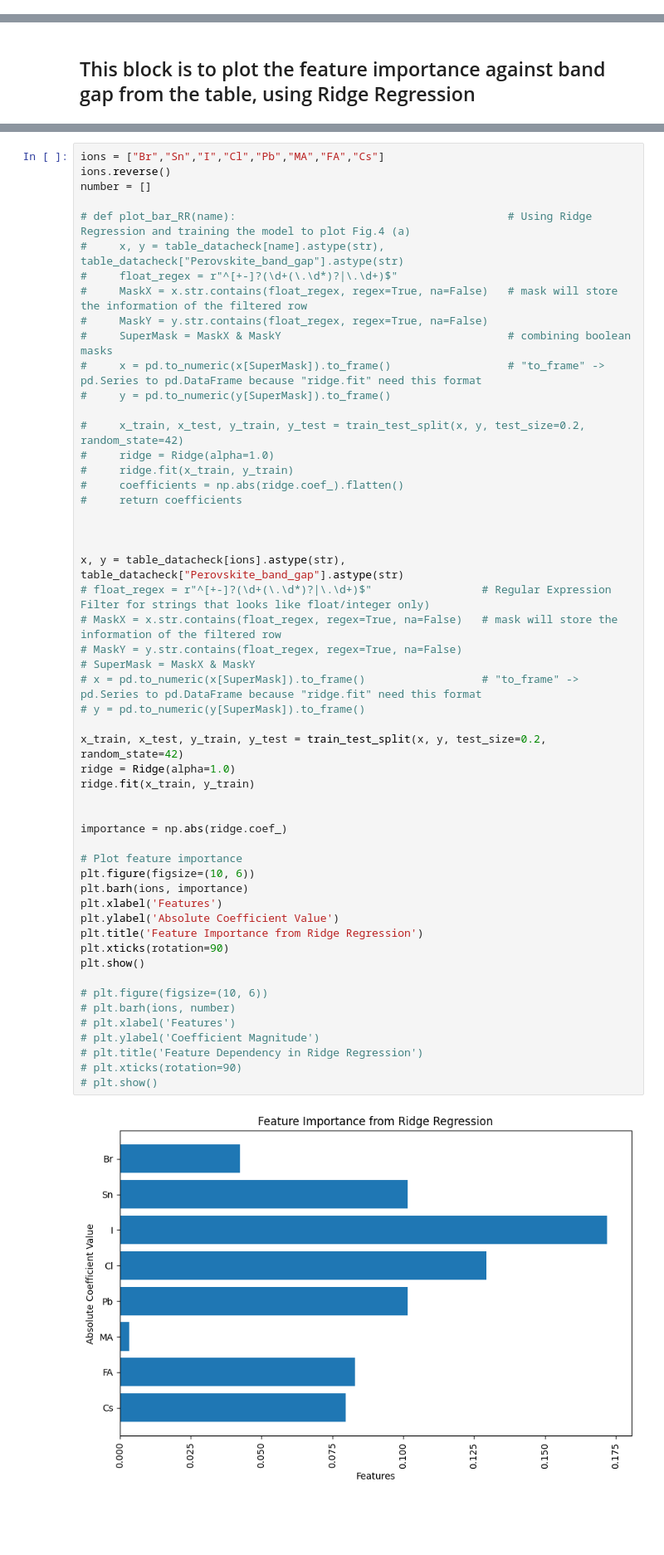
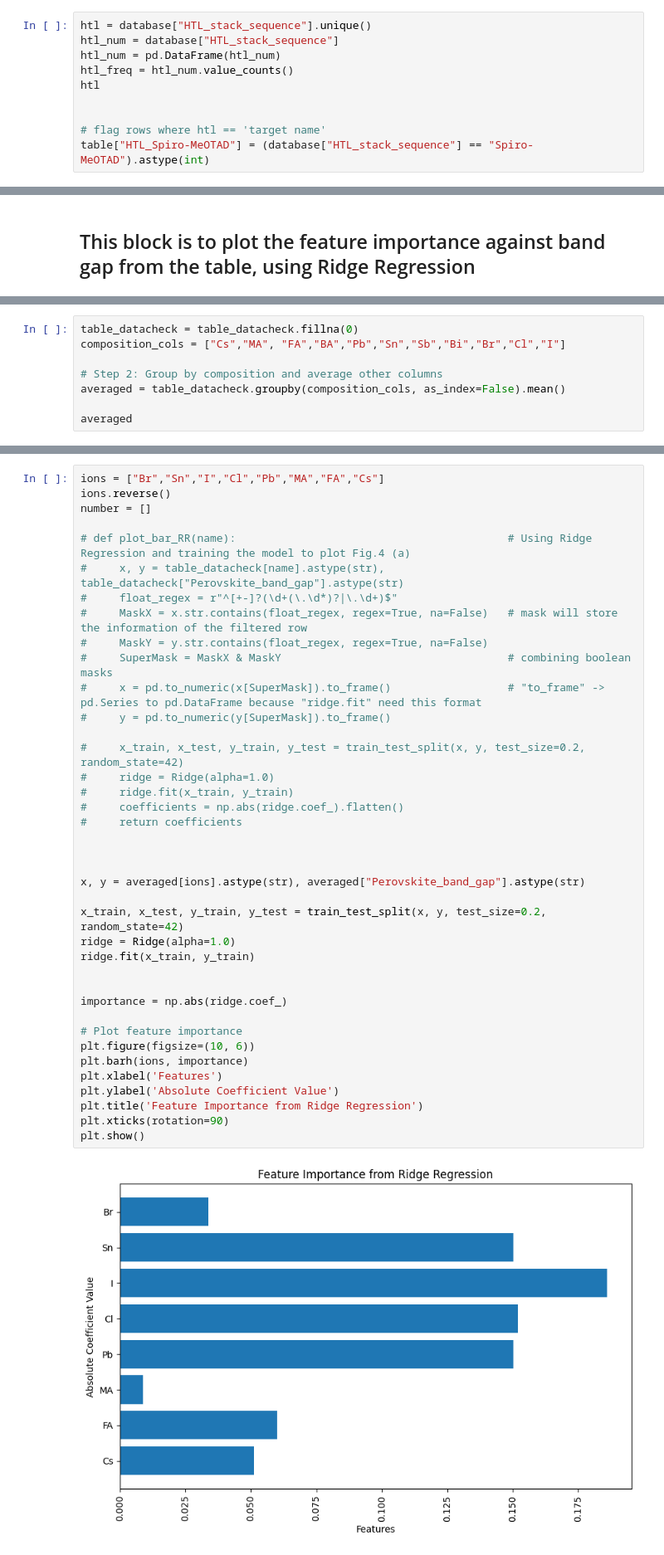
Before and after one commit to drcgreenland/PerovskiteML_project, a Jupyter notebook: replicating.ipynb, the cells around one changed output, grey strips where cells are left out. Shown: that part at 83% size. Saved outputs shown, nothing was run; the diff lists cells and outputs as text; blank space fills up the shorter version.

Commit message:
Tried grouping same compositions and it became too few.

```diff
--- a/replicating.ipynb
+++ b/replicating.ipynb
@@ -178,3 +219,13 @@ table
+# %%
+htl = database["HTL_stack_sequence"].unique()
+htl_num = database["HTL_stack_sequence"]
+htl_num = pd.DataFrame(htl_num)
+htl_freq = htl_num.value_counts()
+htl
+
+
+# flag rows where htl == 'target name'
+table["HTL_Spiro-MeOTAD"] = (database["HTL_stack_sequence"] == "Spiro-MeOTAD").astype(int)
 # %% [markdown]
 Here I filter out the points according to the plots shown by Hussian's work to make sure there are nothing significant exceeding the boundary points getting selected.
 # %%
@@ -388,0 +423,8 @@ table_datacheck
+# %%
+table_datacheck = table_datacheck.fillna(0)
+composition_cols = ["Cs","MA", "FA","BA","Pb","Sn","Sb","Bi","Br","Cl","I"]
+
+# Step 2: Group by composition and average other columns
+averaged = table_datacheck.groupby(composition_cols, as_index=False).mean()
+
+averaged
@@ -398,46 +454,32 @@ number = []
 #     MaskY = y.str.contains(float_regex, regex=True, na=False)
 #     SuperMask = MaskX & MaskY                                   # combining boolean masks
 #     x = pd.to_numeric(x[SuperMask]).to_frame()                  # "to_frame" -> pd.Series to pd.DataFrame because "ridge.fit" need this format
 #     y = pd.to_numeric(y[SuperMask]).to_frame()
 
 #     x_train, x_test, y_train, y_test = train_test_split(x, y, test_size=0.2, random_state=42)
 #     ridge = Ridge(alpha=1.0)
 #     ridge.fit(x_train, y_train)
 #     coefficients = np.abs(ridge.coef_).flatten()
 #     return coefficients
 
 
 
-x, y = table_datacheck[ions].astype(str), table_datacheck["Perovskite_band_gap"].astype(str)
-# float_regex = r"^[+-]?(\d+(\.\d*)?|\.\d+)$"                 # Regular Expression Filter for strings that looks like float/integer only)
-# MaskX = x.str.contains(float_regex, regex=True, na=False)   # mask will store the information of the filtered row
-# MaskY = y.str.contains(float_regex, regex=True, na=False)
-# SuperMask = MaskX & MaskY
-# x = pd.to_numeric(x[SuperMask]).to_frame()                  # "to_frame" -> pd.Series to pd.DataFrame because "ridge.fit" need this format
-# y = pd.to_numeric(y[SuperMask]).to_frame()
+x, y = averaged[ions].astype(str), averaged["Perovskite_band_gap"].astype(str)
 
 x_train, x_test, y_train, y_test = train_test_split(x, y, test_size=0.2, random_state=42)
 ridge = Ridge(alpha=1.0)
 ridge.fit(x_train, y_train)
 
 
 importance = np.abs(ridge.coef_)
 
 # Plot feature importance
 plt.figure(figsize=(10, 6))
 plt.barh(ions, importance)
 plt.xlabel('Features')
 plt.ylabel('Absolute Coefficient Value')
 plt.title('Feature Importance from Ridge Regression')
 plt.xticks(rotation=90)
 plt.show()
-
-# plt.figure(figsize=(10, 6))
-# plt.barh(ions, number)
-# plt.xlabel('Features')
-# plt.ylabel('Coefficient Magnitude')
-# plt.title('Feature Dependency in Ridge Regression')
-# plt.xticks(rotation=90)
-# plt.show()
 # %% [output]
-[figure, old version]
+[figure, new version]
```
Also changed, not shown: parts of 15 cells of this notebook.
